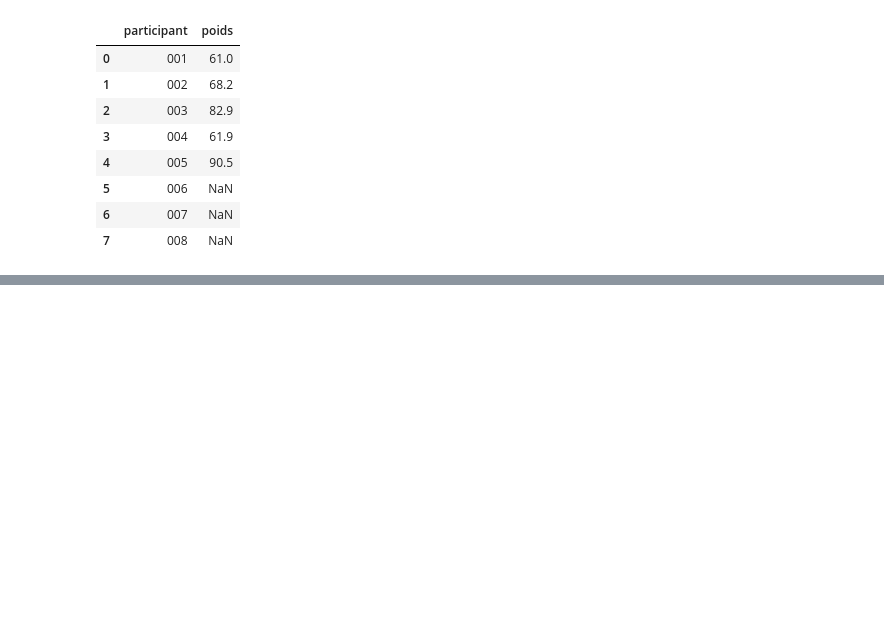
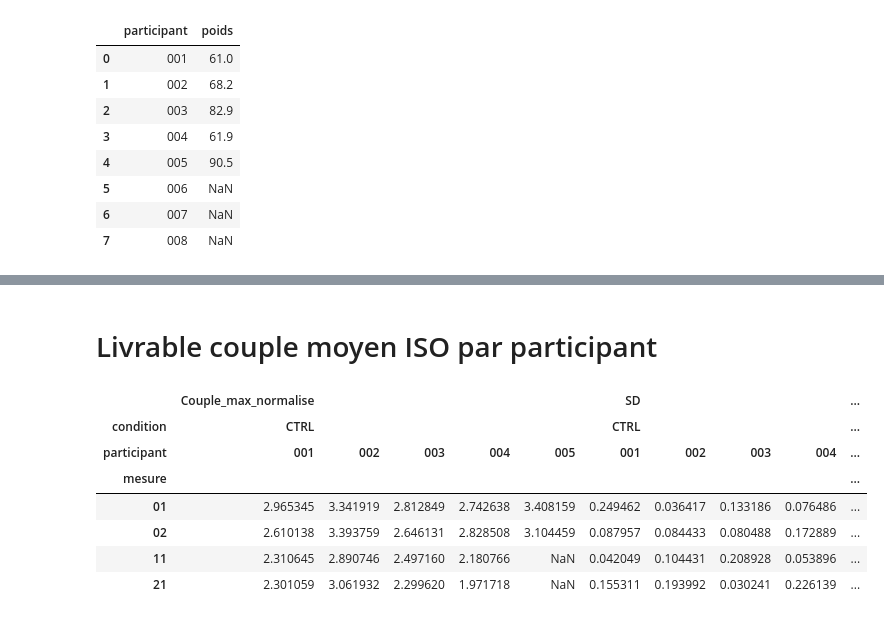
Before and after one commit to mathieucaumes/Traitement_ActivGun, a Jupyter notebook: ActivGun_iso.ipynb, the cells around one changed output, grey strips where cells are left out. Saved outputs shown, nothing was run; the diff lists cells and outputs as text; code cells hidden in the pictures; blank space fills up the shorter version.

```diff
--- a/ActivGun_iso.ipynb
+++ b/ActivGun_iso.ipynb
@@ -611,0 +421,27 @@ max_MRFD_df
+# %% [markdown]
+# Livrable couple moyen ISO par participant
+# %%
+df_result_iso = df_result[df_result.contraction == 'ISO']
+iso_couple_mean = df_result_iso.groupby(['participant', 'condition', 'contraction', 'mesure'])['Couple'].agg(['mean', 'std', lambda x: np.std(x) / np.mean(x)]).reset_index()
+iso_couple_max = df_result_iso.groupby(['participant', 'condition', 'contraction', 'mesure'])['Couple'].agg(['max', 'std', lambda x: np.std(x) / np.max(x)]).reset_index()
+iso_couple_max_normalise = df_result_iso.groupby(['participant', 'condition', 'contraction', 'mesure'])['Couple_normalise'].agg(['max', 'std', lambda x: np.std(x) / np.max(x)]).reset_index()
+iso_travail_moyen = df_result_iso.groupby(['participant', 'condition', 'contraction', 'mesure'])['Travail'].agg(['mean', 'std', lambda x: np.std(x) / np.mean(x)]).reset_index()
+iso_travail_moyen_normalise = df_result_iso.groupby(['participant', 'condition', 'contraction', 'mesure'])['Travail_normalise'].agg(['mean', 'std', lambda x: np.std(x) / np.mean(x)]).reset_index()
+iso_travail_max = df_result_iso.groupby(['participant', 'condition', 'contraction', 'mesure'])['Travail'].agg(['max', 'std', lambda x: np.std(x) / np.max(x)]).reset_index()
+
+iso_couple_mean = process_data_participant(iso_couple_mean, 'Couple_moyen')
+iso_couple_max = process_data_participant(iso_couple_max, 'Couple_max')
+iso_couple_max_normalise = process_data_participant(iso_couple_max_normalise, 'Couple_max_normalise')
+iso_travail_moyen = process_data_participant(iso_travail_moyen, 'Travail_moyen')
+iso_travail_moyen_normalise = process_data_participant(iso_travail_moyen_normalise, 'Travail_moyen_normalise')
+iso_travail_max = process_data_participant(iso_travail_max, 'Travail_max')
+iso_couple_max_normalise
+# %% [output]
+|  | Couple_max_normalise |  |  |  |  | SD |  |  |  | ... |
+| condition | CTRL |  |  |  |  | CTRL |  |  |  | ... |
+| participant | 001 | 002 | 003 | 004 | 005 | 001 | 002 | 003 | 004 | ... |
+| mesure |  |  |  |  |  |  |  |  |  | ... |
+| 01 | 2.965345 | 3.341919 | 2.812849 | 2.742638 | 3.408159 | 0.249462 | 0.036417 | 0.133186 | 0.076486 | ... |
+| 02 | 2.610138 | 3.393759 | 2.646131 | 2.828508 | 3.104459 | 0.087957 | 0.084433 | 0.080488 | 0.172889 | ... |
+| 11 | 2.310645 | 2.890746 | 2.497160 | 2.180766 | NaN | 0.042049 | 0.104431 | 0.208928 | 0.053896 | ... |
+| 21 | 2.301059 | 3.061932 | 2.299620 | 1.971718 | NaN | 0.155311 | 0.193992 | 0.030241 | 0.226139 | ... |
```
Also changed, not shown: parts of 40 cells of this notebook.
